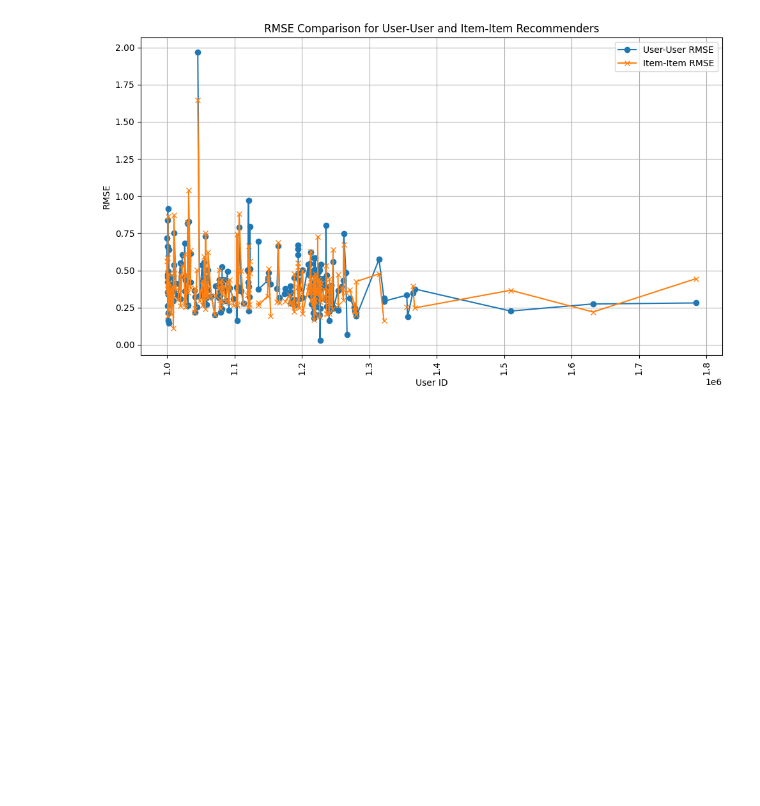
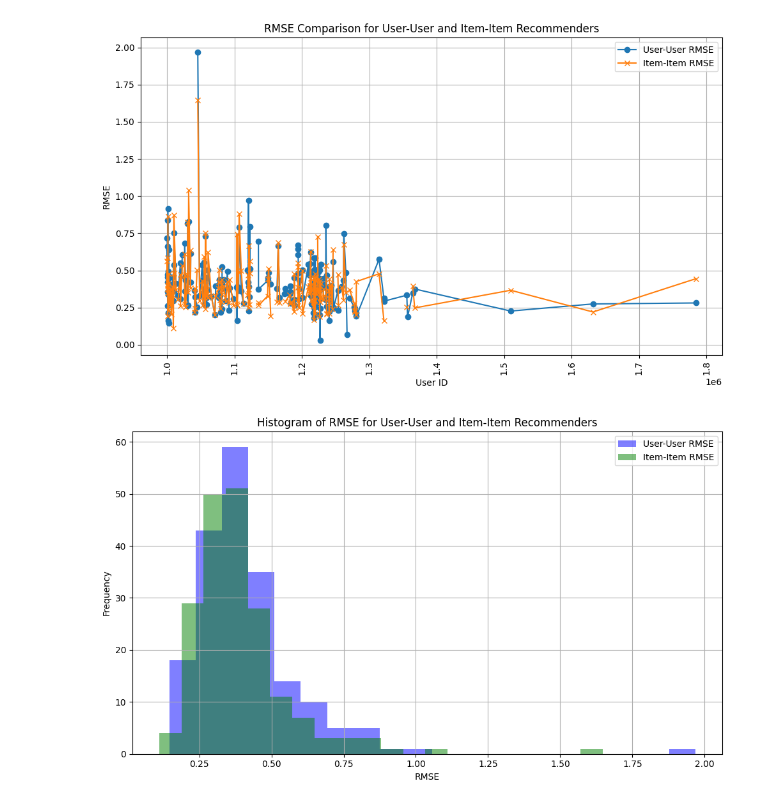
Before and after one commit to irrrrrrrrr/MAISE_RecSys_Group8_Ass, a Jupyter notebook: lab_code.ipynb, the cells around one changed output. Drawn from its saved outputs; the diff is of its cells as text; code cells hidden in the pictures; blank space fills up the shorter version.

Commit message:
Added more graphic evaluations

```diff
--- a/lab_code.ipynb
+++ b/lab_code.ipynb
@@ -317,3 +345,35 @@ plt.tight_layout()
 plt.show()
 # %% [output]
 [figure]
+# %%
+import pandas as pd
+import matplotlib.pyplot as plt
+import numpy as np
+
+# Assuming the rest of the code where rmse_useruser_list and rmse_itemitem_list are populated
+
+# Convert the lists to DataFrames (already done in your original code)
+rmse_df = pd.DataFrame({
+    'user': selected_users,
+    'rmse_useruser': rmse_useruser_list,
+    'rmse_itemitem': rmse_itemitem_list
+})
+
+# Drop NaN values (if any) to avoid errors in the histogram
+rmse_df_cleaned = rmse_df.dropna(subset=['rmse_useruser', 'rmse_itemitem'])
+
+# Plot histograms for User-User and Item-Item RMSE values
+plt.figure(figsize=(10, 6))
+
+plt.hist(rmse_df_cleaned['rmse_useruser'], bins=20, alpha=0.5, label='User-User RMSE', color='blue')
+plt.hist(rmse_df_cleaned['rmse_itemitem'], bins=20, alpha=0.5, label='Item-Item RMSE', color='green')
+
+plt.xlabel('RMSE')
+plt.ylabel('Frequency')
+plt.title('Histogram of RMSE for User-User and Item-Item Recommenders')
+plt.legend()
+plt.grid(True)
+plt.tight_layout()
+plt.show()
+# %% [output]
+[figure, added]
```
Also changed, not shown: parts of 11 cells of this notebook.
